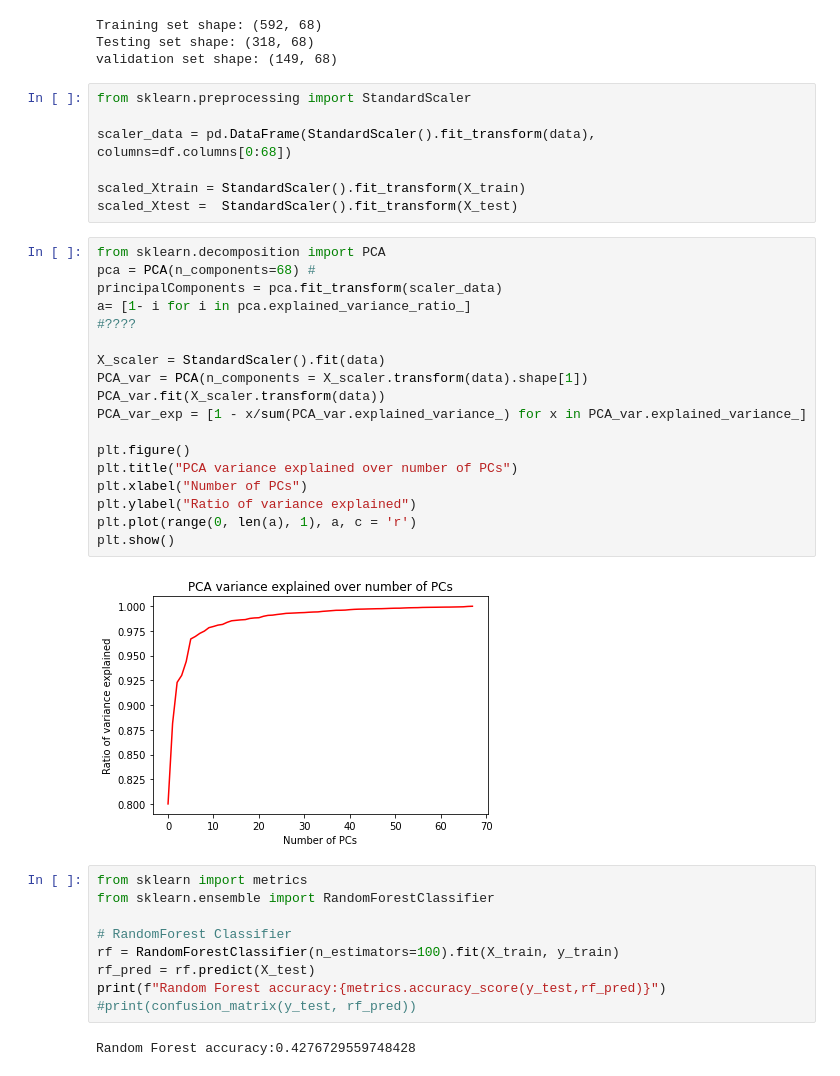
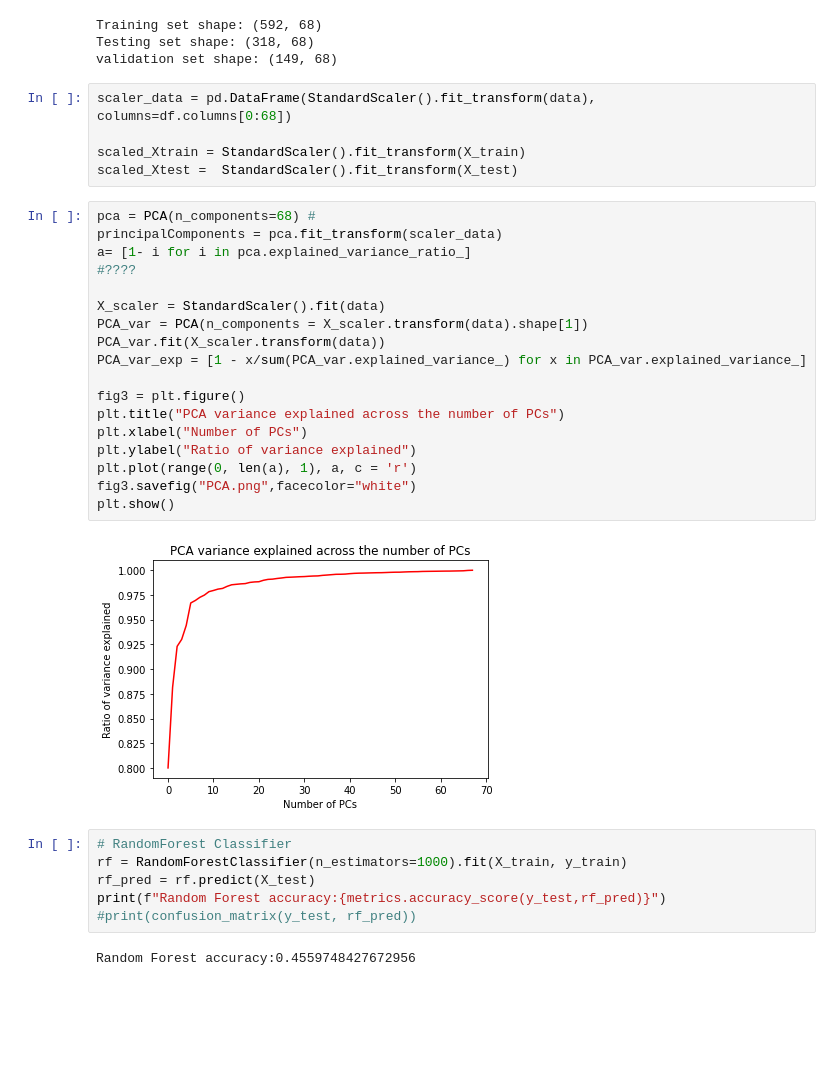
Before and after one commit to rabaahar/Final_Project, a Jupyter notebook: FinalProj.ipynb, the cells around one changed output. Cells and saved outputs as stored; diff of their text form; blank space fills up the shorter version.

```diff
--- a/FinalProj.ipynb
+++ b/FinalProj.ipynb
@@ -124,42 +160,37 @@ Training set shape: (592, 68)
 Testing set shape: (318, 68)
 validation set shape: (149, 68)
 # %%
-from sklearn.preprocessing import StandardScaler
-
 scaler_data = pd.DataFrame(StandardScaler().fit_transform(data),
 columns=df.columns[0:68])
 
 scaled_Xtrain = StandardScaler().fit_transform(X_train)
 scaled_Xtest =  StandardScaler().fit_transform(X_test)
 # %%
-from sklearn.decomposition import PCA
 pca = PCA(n_components=68) #
 principalComponents = pca.fit_transform(scaler_data)
 a= [1- i for i in pca.explained_variance_ratio_]
 #????
 
 X_scaler = StandardScaler().fit(data)
 PCA_var = PCA(n_components = X_scaler.transform(data).shape[1])
 PCA_var.fit(X_scaler.transform(data))
 PCA_var_exp = [1 - x/sum(PCA_var.explained_variance_) for x in PCA_var.explained_variance_]
 
-plt.figure()
-plt.title("PCA variance explained over number of PCs")
+fig3 = plt.figure()
+plt.title("PCA variance explained across the number of PCs")
 plt.xlabel("Number of PCs")
 plt.ylabel("Ratio of variance explained")
 plt.plot(range(0, len(a), 1), a, c = 'r')
+fig3.savefig("PCA.png",facecolor="white")
 plt.show()
 # %% [output]
-[figure, old version]
+[figure, new version]
 # %%
-from sklearn import metrics
-from sklearn.ensemble import RandomForestClassifier
-
 # RandomForest Classifier
-rf = RandomForestClassifier(n_estimators=100).fit(X_train, y_train)
+rf = RandomForestClassifier(n_estimators=1000).fit(X_train, y_train)
 rf_pred = rf.predict(X_test)
 print(f"Random Forest accuracy:{metrics.accuracy_score(y_test,rf_pred)}")
 #print(confusion_matrix(y_test, rf_pred))
 # %% [output]
-Random Forest accuracy:0.4276729559748428
+Random Forest accuracy:0.4559748427672956
 # %%
```
Also changed, not shown: parts of 8 cells of this notebook, 2 other files.
